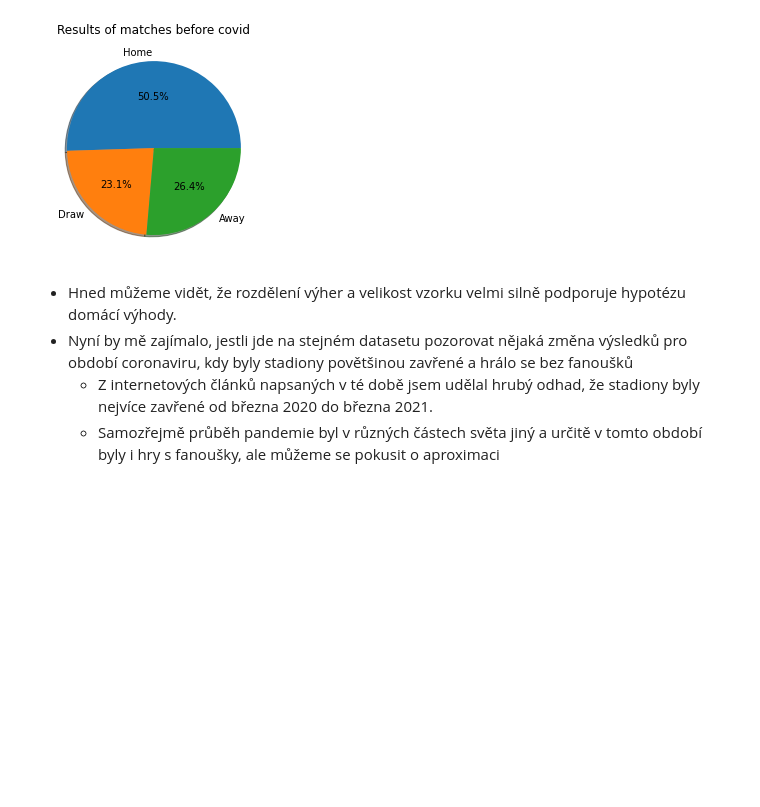
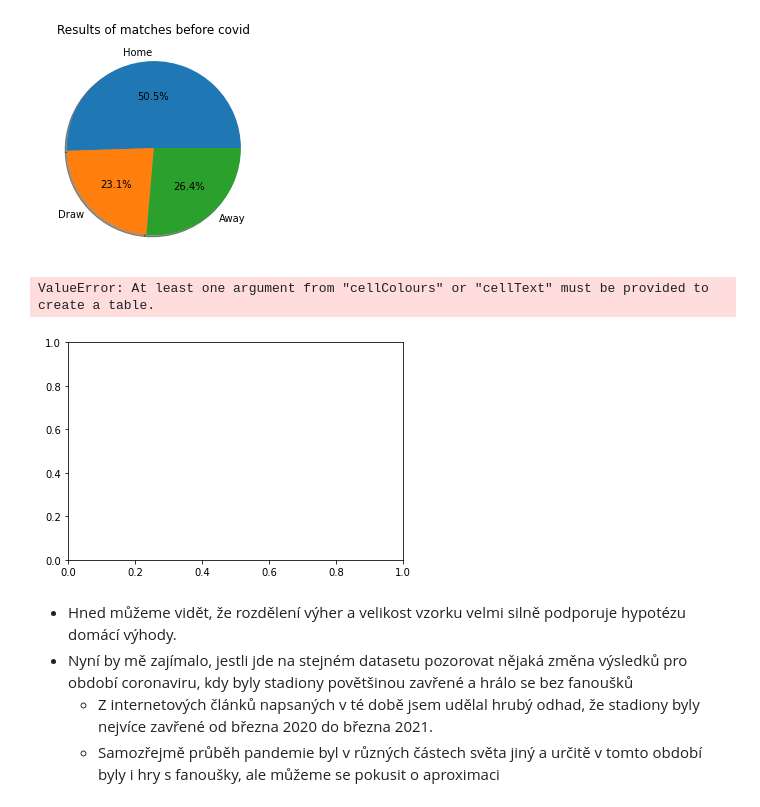
Before and after one commit to bmazou/data-analysis, a Jupyter notebook: statistics/Final/projekt.ipynb, the cells around one changed output. Saved outputs shown, nothing was run; the diff lists cells and outputs as text; code cells hidden in the pictures; blank space fills up the shorter version.

```diff
--- a/statistics/Final/projekt.ipynb
+++ b/statistics/Final/projekt.ipynb
@@ -67,6 +67,12 @@ get_results('Results of matches before covid', home_goals, away_goals)
 # %% [output]
 Sample size is: 31469 matches played before covid
 [figure]
+# %%
+plt.table(cellText=[['ASLKDJ', '23'], ['12', '1242']])
+plt.show()
+# %% [output]
+ValueError: At least one argument from "cellColours" or "cellText" must be provided to create a table.
+[figure, added]
 # %% [markdown]
 - Hned můžeme vidět, že rozdělení výher a velikost vzorku velmi silně podporuje hypotézu domácí výhody.
 - Nyní by mě zajímalo, jestli jde na stejném datasetu pozorovat nějaká změna výsledků pro období coronaviru, kdy byly stadiony povětšinou zavřené a hrálo se bez fanoušků
```
